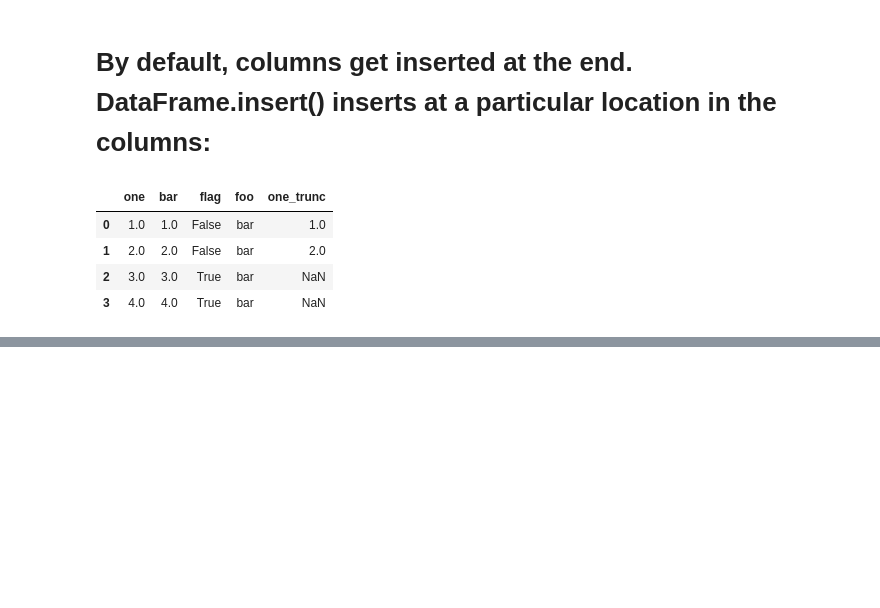
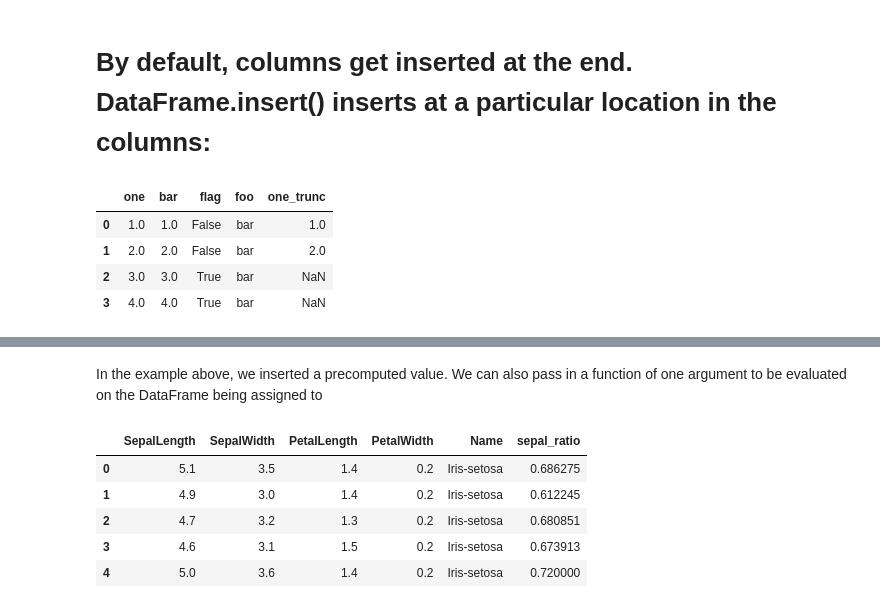
Before and after one commit to gopal-py07/DataSciencePandasExample, a Jupyter notebook: Intro to data structures/DataFrame/DataFrameDsaEx.ipynb, the cells around one changed output, grey strips where cells are left out. Drawn from its saved outputs; the diff is of its cells as text; code cells hidden in the pictures; blank space fills up the shorter version.

```diff
--- a/Intro to data structures/DataFrame/DataFrameDsaEx.ipynb
+++ b/Intro to data structures/DataFrame/DataFrameDsaEx.ipynb
@@ -413,0 +445,11 @@ df
+# %% [markdown]
+In the example above, we inserted a precomputed value. We can also pass in a function of one argument to be evaluated on the DataFrame being assigned to
+# %%
+iris.assign(sepal_ratio=lambda x:(x[ "SepalWidth"] /x["SepalLength"])).head()
+# %% [output]
+|  | SepalLength | SepalWidth | PetalLength | PetalWidth | Name | sepal_ratio |
+| 0 | 5.1 | 3.5 | 1.4 | 0.2 | Iris-setosa | 0.686275 |
+| 1 | 4.9 | 3.0 | 1.4 | 0.2 | Iris-setosa | 0.612245 |
+| 2 | 4.7 | 3.2 | 1.3 | 0.2 | Iris-setosa | 0.680851 |
+| 3 | 4.6 | 3.1 | 1.5 | 0.2 | Iris-setosa | 0.673913 |
+| 4 | 5.0 | 3.6 | 1.4 | 0.2 | Iris-setosa | 0.720000 |
```
Also changed, not shown: parts of 8 cells of this notebook.
